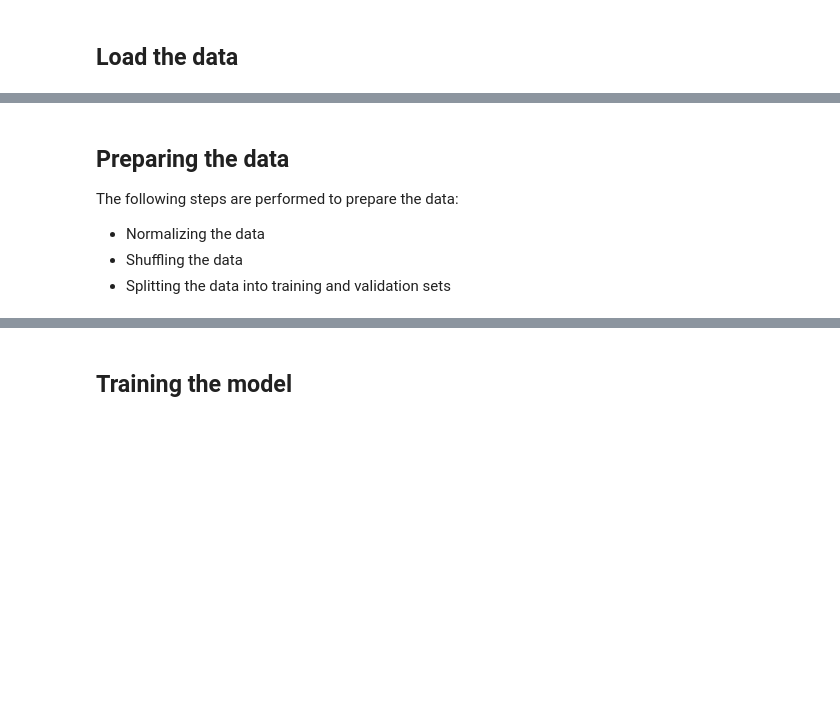
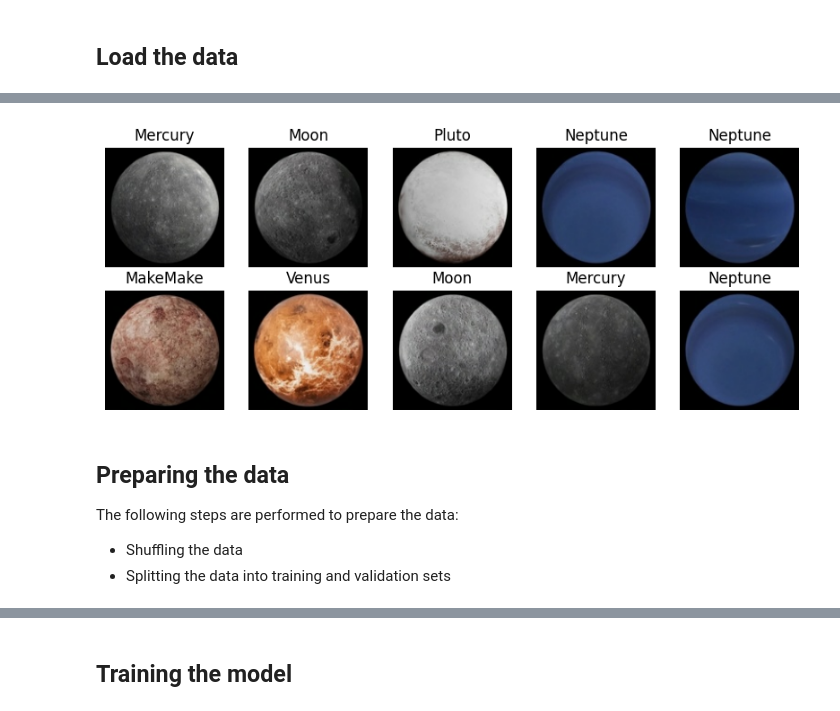
Before and after one commit to swiss-ai-center/a-guide-to-mlops, a Jupyter notebook: notebook.ipynb, the cells around one changed output, grey strips where cells are left out. Cells and saved outputs as stored; diff of their text form; code cells hidden in the pictures; blank space fills up the shorter version.

```diff
--- a/notebook.ipynb
+++ b/notebook.ipynb
@@ -59,0 +30,9 @@ Data shape: (20000, 8)
+# %%
+dataset = tf.keras.utils.image_dataset_from_directory(
+    "data",
+    labels="inferred",
+    label_mode="int",
+    color_mode="rgb",
+    batch_size=32,
+    image_size=(128, 128)
+)
@@ -74,0 +43,12 @@ plt.show()
+# %%
+print('Data shape:', dataset.element_spec[0].shape)
+print('Data type:', dataset.element_spec[0].dtype)
+print('Label shape:', dataset.element_spec[1].shape)
+print('Label type:', dataset.element_spec[1].dtype)
+
+labels = dataset.class_names
+
+# Print the labels
+print("Labels:")
+for i, label in enumerate(labels):
+    print(f"{i:4}: {label}")
@@ -74,0 +72,10 @@ plt.show()
+# %%
+# Plot 10 sample images
+plt.figure(figsize=(10, 10))
+for images, label_idxs in dataset.take(1):
+    for i in range(10):
+        ax = plt.subplot(5, 5, i + 1)
+        plt.imshow(images[i].numpy().astype("uint8"))
+        plt.title(labels[label_idxs[i].numpy()])
+        plt.axis("off")
+# %% [output]
@@ -75,8 +86,8 @@ plt.show()
+[figure, added]
 # %% [markdown]
 ## Preparing the data
 
 The following steps are performed to prepare the data:
 
-- Normalizing the data
 - Shuffling the data
 - Splitting the data into training and validation sets
```
Also changed, not shown: parts of 31 cells of this notebook, 1 other file.
